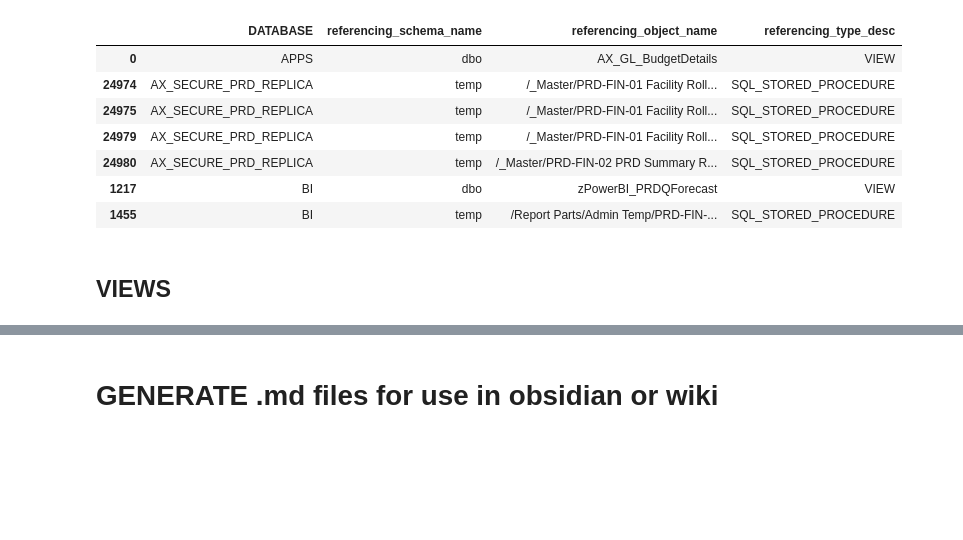
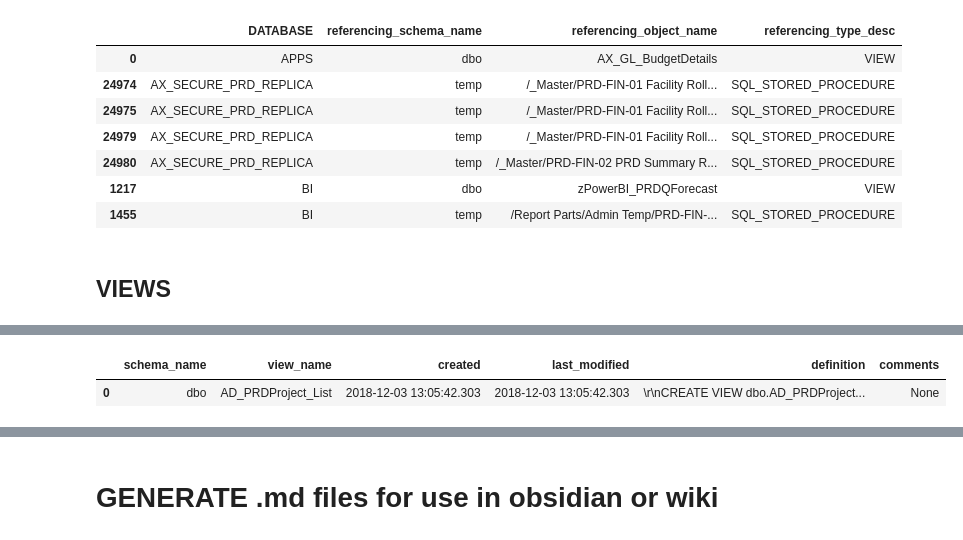
Before and after one commit to cbieberstein/sql_dep, a Jupyter notebook: notebook.ipynb, the cells around one changed output, grey strips where cells are left out. Cells and saved outputs as stored; diff of their text form; code cells hidden in the pictures; blank space fills up the shorter version.

```diff
--- a/notebook.ipynb
+++ b/notebook.ipynb
@@ -68,0 +315,5 @@ view_def = fetch_view_definitions(engine)
+# %%
+view_def[ view_def_filter ]
+# %% [output]
+|  | schema_name | view_name | created | last_modified | definition | comments |
+| 0 | dbo | AD_PRDProject_List | 2018-12-03 13:05:42.303 | 2018-12-03 13:05:42.303 | \r\nCREATE VIEW dbo.AD_PRDProject... | None |
```
Also changed, not shown: parts of 43 cells of this notebook, 1 other file.
